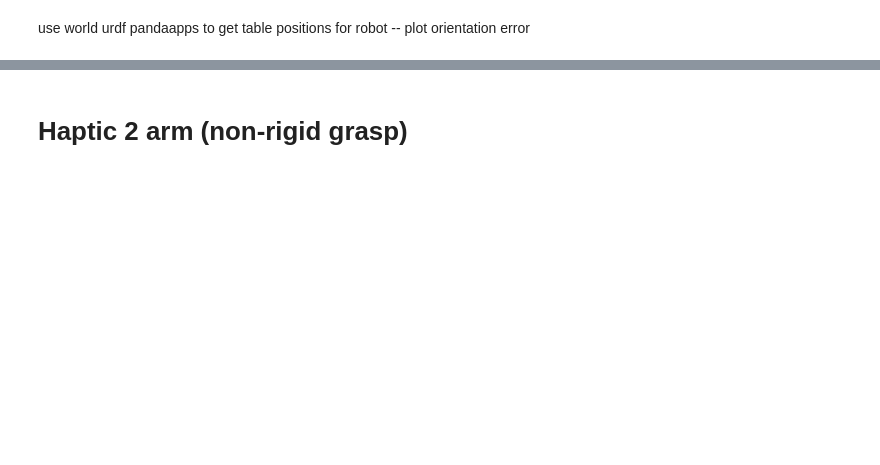
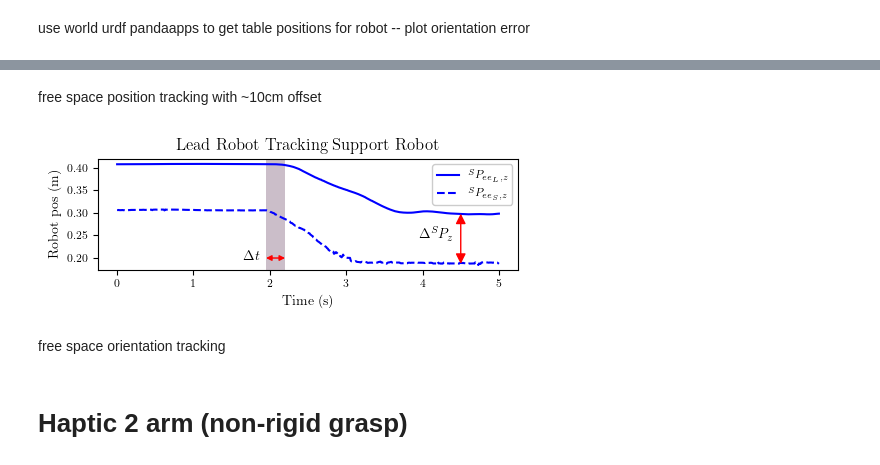
Before and after one commit to egalbally/LearningRobotSkills, a Jupyter notebook: plotter.ipynb, the cells around one changed output, grey strips where cells are left out. Cells and saved outputs as stored; diff of their text form; code cells hidden in the pictures; blank space fills up the shorter version.

```diff
--- a/plotter.ipynb
+++ b/plotter.ipynb
@@ -459,0 +431,48 @@ bottle_ori_in_optitrack_frame = R.from_quat(bottle_ori)
+# %% [markdown]
+free space position tracking with ~10cm offset
+# %%
+plt.figure(figsize=(5,2))
+
+end_time = 5
+cropped_ind = np.asarray(time <= end_time).nonzero()
+time = time[cropped_ind]
+lead_pos = lead_pos[cropped_ind]
+bottle_pos_in_lead_frame = bottle_pos_in_lead_frame[cropped_ind]
+
+plt.plot(time, lead_pos[:,0], color='b', label=r'$^{S} P_{ee_{L},z}$')
+plt.plot(time, bottle_pos_in_lead_frame[:,0], color='b', linestyle='--', label=r'$^{S} P_{ee_{S},z}$')
+
+# time offset
+timestamps = [1.95, 2.2]
+# for t in timestamps:
+#     plt.axvline(t, color='k', linestyle='-', alpha=1)
+ymin, ymax = plt.ylim()
+plt.ylim((ymin,ymax))
+#d2c295ff for alternate yellow
+#175e54ff for green
+plt.fill_between(time, ymin, ymax, where=((time >= timestamps[0]) & (time <= timestamps[1])),
+                 alpha=0.3, facecolor='#53284f')
+y_pos = 0.2
+#8c1515 for alternate red
+plt.annotate(text='', xy=(timestamps[0],y_pos), xytext=(timestamps[1],y_pos),
+             arrowprops=dict(arrowstyle='<|-|>', shrinkA=0, shrinkB=0, mutation_scale=8, color='r'))
+plt.text(timestamps[0]-0.3, y_pos*0.98, r'$\Delta t$')
+
+# spatial offset
+timestamp = 4.5
+plt.annotate(text='', xy=(timestamp,bottle_pos_in_lead_frame[-1,0]), xytext=(timestamp,lead_pos[-1,0]),
+             arrowprops=dict(arrowstyle='<|-|>', shrinkA=0, shrinkB=0, mutation_scale=15, color='r'))
+plt.text(timestamp-0.55, (lead_pos[-1,0] + bottle_pos_in_lead_frame[-1,0])/2, r'$\Delta ^{S} P_z$')
+
+plt.xlabel('Time (s)')
+plt.ylabel('Robot pos (m)')
+plt.title('Lead Robot Tracking Support Robot')
+plt.legend(framealpha=1)
+plt.tight_layout()
+
+plt.savefig('./data/plots/position_tracking.svg', format='svg', dpi=1200)
+plt.show()
+# %% [output]
+[figure, added]
+# %% [markdown]
+free space orientation tracking
```
Also changed, not shown: parts of 22 cells of this notebook.
